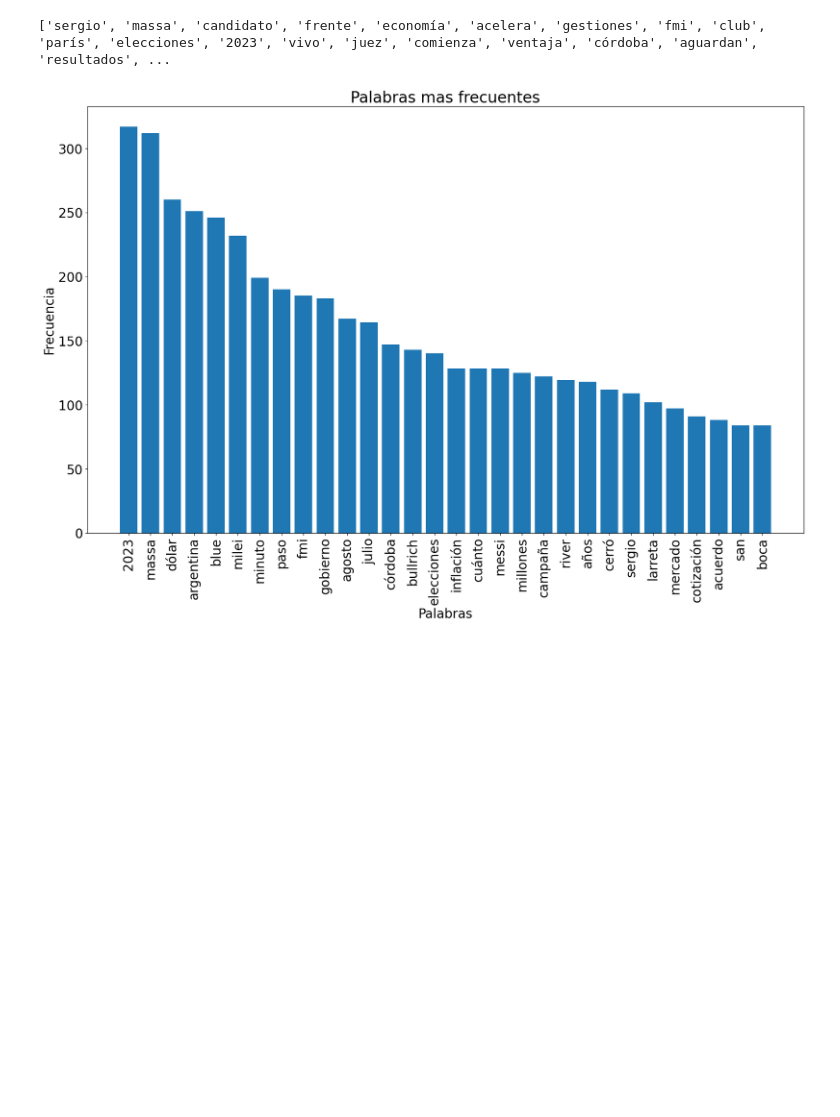
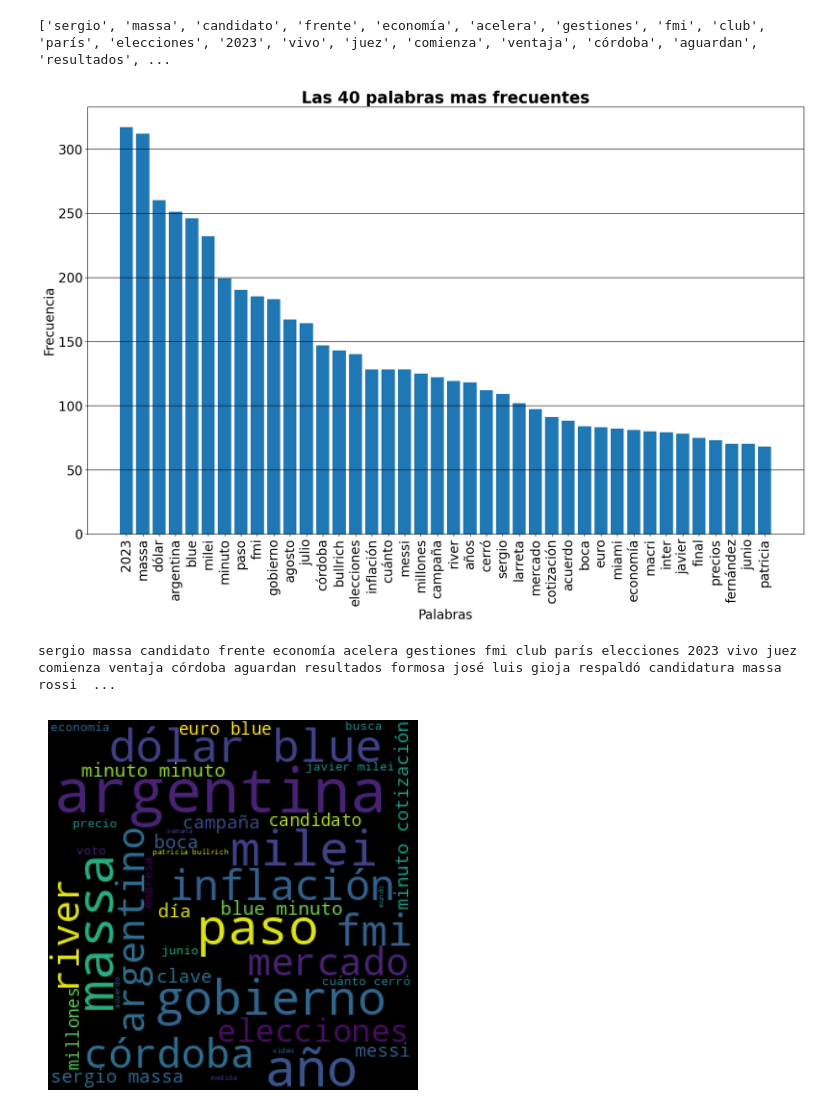
Before and after one commit to maximofrias522/DBTic, a Jupyter notebook: analisis.ipynb, the cells around one changed output. Saved outputs shown, nothing was run; the diff lists cells and outputs as text; code cells hidden in the pictures; blank space fills up the shorter version.

```diff
--- a/analisis.ipynb
+++ b/analisis.ipynb
@@ -4,6 +4,7 @@ import sqlite3
 import nltk
 from matplotlib import pyplot as plt
 import re
+from wordcloud import WordCloud
 
 conn = sqlite3.connect('DBTic.db')
 c = conn.cursor()
@@ -17,19 +18,8 @@ for table in tables:
 
 text = " ".join(titles)
 
-# exclude = [":", ".", ",", ")", "("]
-
-# res = list.translate(str.maketrans({ord(x): '' for x in exclude}))
-# print(res)
-# print(type(res))
-
-# res2 = res.split()
-# print(res2)
-# print(type(res2))
-
-
 stop_words = [
-    "a", "actualmente", "adelante", "además", "afirmó", "agregó", "ahora", "ahí", "al", "algo", "alguna", "algunas", "alguno", "algunos", "algún",
+    "san", "a", "actualmente", "adelante", "además", "afirmó", "agregó", "ahora", "ahí", "al", "algo", "alguna", "algunas", "alguno", "algunos", "algún",
     "alrededor", "ambos", "ampleamos", "ante", "anterior", "antes", "apenas", "aproximadamente", "aquel", "aquellas", "aquellos", "aqui", "aquí",
     "arriba", "aseguró", "así", "atras", "aunque", "ayer", "añadió", "aún", "bajo", "bastante", "bien", "buen", "buena", "buenas", "bueno", "buenos",
     "cada", "casi", "cerca", "cierta", "ciertas", "cierto", "ciertos", "cinco", "comentó", "como", "con", "conocer", "conseguimos", "conseguir",
@@ -97,33 +87,46 @@ def remove_symbols (text) -> str:
     res = text
     for char in symbols:
         res = res.replace(char, '')
     return res
 
 def clean_text (text) -> list:
     res = text.lower()
     res = remove_symbols(res)
     res = remove_stop_words_from_text(res)
     return res
 
 text = clean_text(text)
 print(text)
 
 name_freq = nltk.FreqDist(text)
-top_names = name_freq.most_common(30)
+top_names = name_freq.most_common(40)
 
 names, frequencies = zip(*top_names)
 
 plt.rcParams['font.size'] = 20
 plt.figure(figsize=(20, 12))
 plt.bar(names, frequencies)
 plt.xlabel('Palabras')
 plt.ylabel('Frecuencia')
-plt.title('Palabras mas frecuentes')
 plt.xticks(rotation=90)
+ax = plt.subplot()
+ax.grid(axis = 'y', color = 'black', linestyle = 'solid')
+ax.set_title('Las 40 palabras mas frecuentes', loc = "center", fontdict = {'fontsize':25, 'fontweight':'bold', 'color':'black'})
+plt.show()
+
+cloud = """ """.join(text)
+print(cloud)
+wc = WordCloud(width = 300, height = 300, background_color = "black", max_words=40)
+wc.generate(cloud)
+
+plt.axis("off")
+plt.imshow(wc, interpolation = "bilinear")
 plt.show()
 
 conn.commit()
 conn.close()
 # %% [output]
 ['sergio', 'massa', 'candidato', 'frente', 'economía', 'acelera', 'gestiones', 'fmi', 'club', 'parís', 'elecciones', '2023', 'vivo', 'juez', 'comienza', 'ventaja', 'córdoba', 'aguardan', 'resultados', ...
-[figure, old version]
+[figure, new version]
+sergio massa candidato frente economía acelera gestiones fmi club parís elecciones 2023 vivo juez comienza ventaja córdoba aguardan resultados formosa josé luis gioja respaldó candidatura massa rossi  ...
+[figure, added]
```
